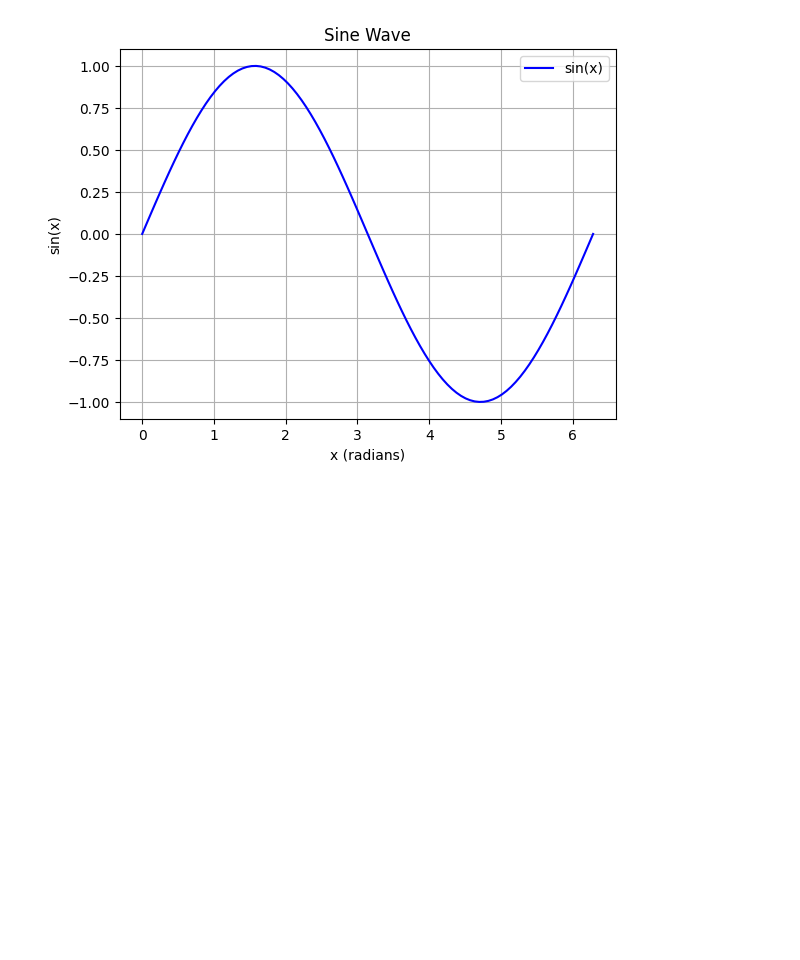
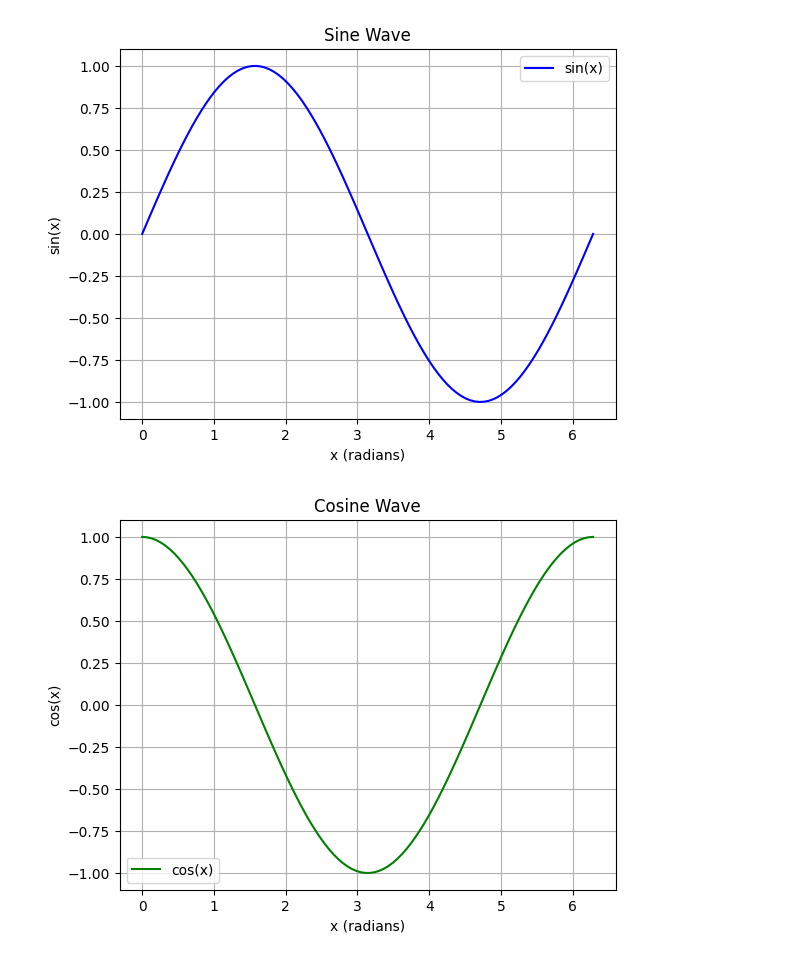
Before and after one commit to nelsonudochukwu/Python-Visualisation, a Jupyter notebook: code.ipynb, the cells around one changed output. Saved outputs shown, nothing was run; the diff lists cells and outputs as text; code cells hidden in the pictures; blank space fills up the shorter version.

```diff
--- a/code.ipynb
+++ b/code.ipynb
@@ -640,3 +640,29 @@ plt.legend()
 plt.show()
 # %% [output]
 [figure]
+# %%
+import numpy as np
+import matplotlib.pyplot as plt
+
+# Generate x values
+x = np.linspace(0, 2 * np.pi, 100)  # 0 to 2π, with 100 points in between
+
+# Compute the corresponding y values using the cosine function
+y = np.cos(x)
+
+# Create the plot
+plt.plot(x, y, label='cos(x)', color='green')
+
+# Adding titles and labels
+plt.title('Cosine Wave')
+plt.xlabel('x (radians)')
+plt.ylabel('cos(x)')
+
+# Adding a grid and legend
+plt.grid(True)
+plt.legend()
+
+# Display the graph
+plt.show()
+# %% [output]
+[figure, added]
```
